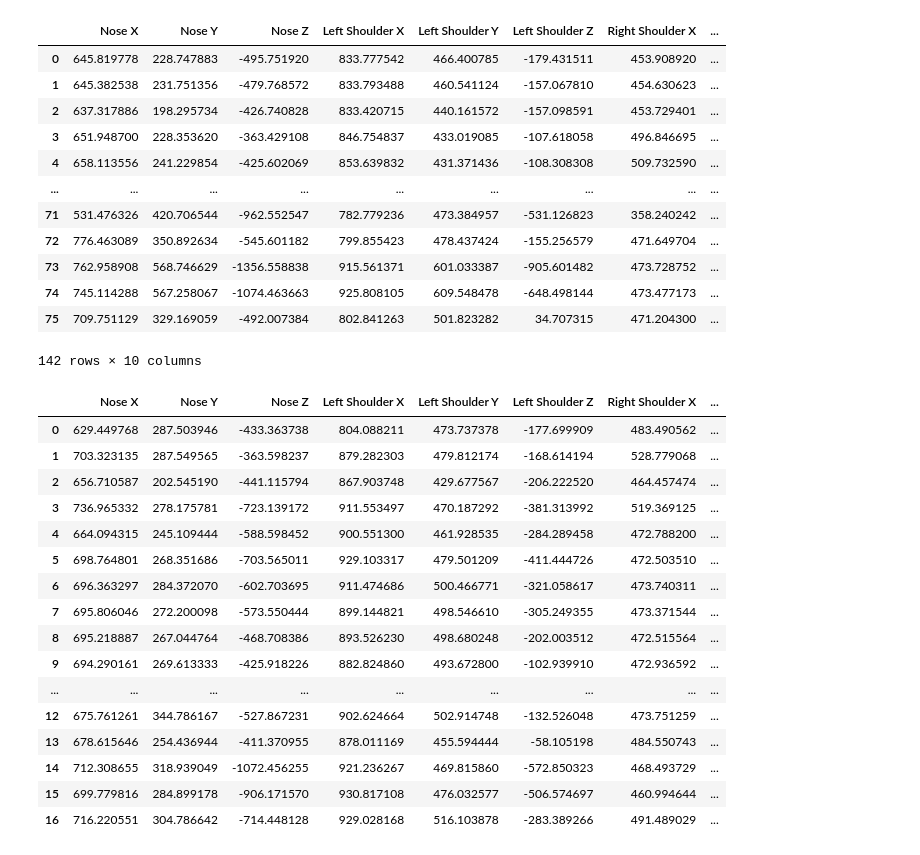
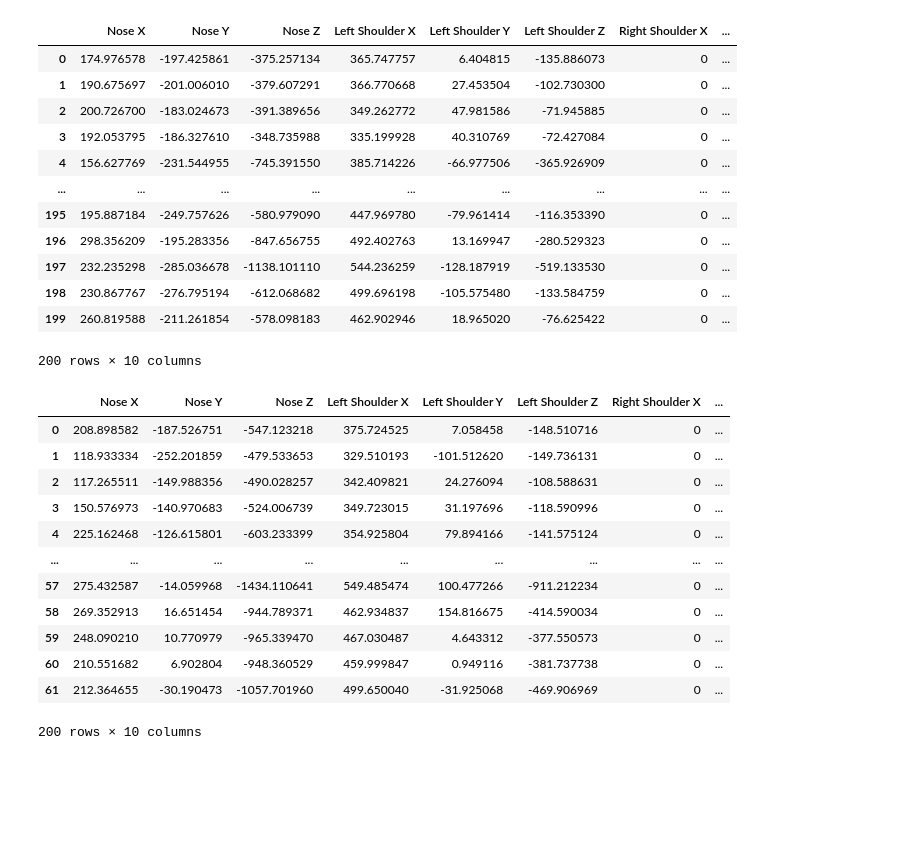
Before and after one commit to RahulVadhyar/dontSlouch, a Jupyter notebook: model/training.ipynb, the cells around one changed output. Saved outputs shown, nothing was run; the diff lists cells and outputs as text; code cells hidden in the pictures; blank space fills up the shorter version.

```diff
--- a/model/training.ipynb
+++ b/model/training.ipynb
@@ -12,49 +12,45 @@ else:
     device = "cpu" """
 device ="cpu"
 # %%
-data1=pd.read_csv("./data/goodtr.csv")
-data2=pd.read_csv("./data/badtr.csv")
+data1=pd.read_csv("./data/au1goodtr.csv")
+data2=pd.read_csv("./data/au1badtr.csv")
 
 data_train = pd.concat([data1,data2])
 data_train.head(200)
 # %% [output]
 |  | Nose X | Nose Y | Nose Z | Left Shoulder X | Left Shoulder Y | Left Shoulder Z | Right Shoulder X | ... |
-| 0 | 645.819778 | 228.747883 | -495.751920 | 833.777542 | 466.400785 | -179.431511 | 453.908920 | ... |
-| 1 | 645.382538 | 231.751356 | -479.768572 | 833.793488 | 460.541124 | -157.067810 | 454.630623 | ... |
-| 2 | 637.317886 | 198.295734 | -426.740828 | 833.420715 | 440.161572 | -157.098591 | 453.729401 | ... |
-| 3 | 651.948700 | 228.353620 | -363.429108 | 846.754837 | 433.019085 | -107.618058 | 496.846695 | ... |
-| 4 | 658.113556 | 241.229854 | -425.602069 | 853.639832 | 431.371436 | -108.308308 | 509.732590 | ... |
+| 0 | 174.976578 | -197.425861 | -375.257134 | 365.747757 | 6.404815 | -135.886073 | 0 | ... |
+| 1 | 190.675697 | -201.006010 | -379.607291 | 366.770668 | 27.453504 | -102.730300 | 0 | ... |
+| 2 | 200.726700 | -183.024673 | -391.389656 | 349.262772 | 47.981586 | -71.945885 | 0 | ... |
+| 3 | 192.053795 | -186.327610 | -348.735988 | 335.199928 | 40.310769 | -72.427084 | 0 | ... |
+| 4 | 156.627769 | -231.544955 | -745.391550 | 385.714226 | -66.977506 | -365.926909 | 0 | ... |
 | ... | ... | ... | ... | ... | ... | ... | ... | ... |
-| 71 | 531.476326 | 420.706544 | -962.552547 | 782.779236 | 473.384957 | -531.126823 | 358.240242 | ... |
-| 72 | 776.463089 | 350.892634 | -545.601182 | 799.855423 | 478.437424 | -155.256579 | 471.649704 | ... |
-| 73 | 762.958908 | 568.746629 | -1356.558838 | 915.561371 | 601.033387 | -905.601482 | 473.728752 | ... |
-| 74 | 745.114288 | 567.258067 | -1074.463663 | 925.808105 | 609.548478 | -648.498144 | 473.477173 | ... |
-| 75 | 709.751129 | 329.169059 | -492.007384 | 802.841263 | 501.823282 | 34.707315 | 471.204300 | ... |
+| 195 | 195.887184 | -249.757626 | -580.979090 | 447.969780 | -79.961414 | -116.353390 | 0 | ... |
+| 196 | 298.356209 | -195.283356 | -847.656755 | 492.402763 | 13.169947 | -280.529323 | 0 | ... |
+| 197 | 232.235298 | -285.036678 | -1138.101110 | 544.236259 | -128.187919 | -519.133530 | 0 | ... |
+| 198 | 230.867767 | -276.795194 | -612.068682 | 499.696198 | -105.575480 | -133.584759 | 0 | ... |
+| 199 | 260.819588 | -211.261854 | -578.098183 | 462.902946 | 18.965020 | -76.625422 | 0 | ... |
-142 rows × 10 columns
+200 rows × 10 columns
 # %%
 
-data3=pd.read_csv("./data/goodval.csv")
-data4=pd.read_csv("./data/badval.csv")
+data3=pd.read_csv("./data/au1goodval.csv")
+data4=pd.read_csv("./data/au1badval.csv")
 
 data_test = pd.concat([data3,data4])
 data_test.head(200)
 # %% [output]
 |  | Nose X | Nose Y | Nose Z | Left Shoulder X | Left Shoulder Y | Left Shoulder Z | Right Shoulder X | ... |
-| 0 | 629.449768 | 287.503946 | -433.363738 | 804.088211 | 473.737378 | -177.699909 | 483.490562 | ... |
-| 1 | 703.323135 | 287.549565 | -363.598237 | 879.282303 | 479.812174 | -168.614194 | 528.779068 | ... |
-| 2 | 656.710587 | 202.545190 | -441.115794 | 867.903748 | 429.677567 | -206.222520 | 464.457474 | ... |
-| 3 | 736.965332 | 278.175781 | -723.139172 | 911.553497 | 470.187292 | -381.313992 | 519.369125 | ... |
-| 4 | 664.094315 | 245.109444 | -588.598452 | 900.551300 | 461.928535 | -284.289458 | 472.788200 | ... |
-| 5 | 698.764801 | 268.351686 | -703.565011 | 929.103317 | 479.501209 | -411.444726 | 472.503510 | ... |
-| 6 | 696.363297 | 284.372070 | -602.703695 | 911.474686 | 500.466771 | -321.058617 | 473.740311 | ... |
-| 7 | 695.806046 | 272.200098 | -573.550444 | 899.144821 | 498.546610 | -305.249355 | 473.371544 | ... |
-| 8 | 695.218887 | 267.044764 | -468.708386 | 893.526230 | 498.680248 | -202.003512 | 472.515564 | ... |
-| 9 | 694.290161 | 269.613333 | -425.918226 | 882.824860 | 493.672800 | -102.939910 | 472.936592 | ... |
+| 0 | 208.898582 | -187.526751 | -547.123218 | 375.724525 | 7.058458 | -148.510716 | 0 | ... |
+| 1 | 118.933334 | -252.201859 | -479.533653 | 329.510193 | -101.512620 | -149.736131 | 0 | ... |
+| 2 | 117.265511 | -149.988356 | -490.028257 | 342.409821 | 24.276094 | -108.588631 | 0 | ... |
+| 3 | 150.576973 | -140.970683 | -524.006739 | 349.723015 | 31.197696 | -118.590996 | 0 | ... |
+| 4 | 225.162468 | -126.615801 | -603.233399 | 354.925804 | 79.894166 | -141.575124 | 0 | ... |
 | ... | ... | ... | ... | ... | ... | ... | ... | ... |
-| 12 | 675.761261 | 344.786167 | -527.867231 | 902.624664 | 502.914748 | -132.526048 | 473.751259 | ... |
-| 13 | 678.615646 | 254.436944 | -411.370955 | 878.011169 | 455.594444 | -58.105198 | 484.550743 | ... |
-| 14 | 712.308655 | 318.939049 | -1072.456255 | 921.236267 | 469.815860 | -572.850323 | 468.493729 | ... |
-| 15 | 699.779816 | 284.899178 | -906.171570 | 930.817108 | 476.032577 | -506.574697 | 460.994644 | ... |
-| 16 | 716.220551 | 304.786642 | -714.448128 | 929.028168 | 516.103878 | -283.389266 | 491.489029 | ... |
+| 57 | 275.432587 | -14.059968 | -1434.110641 | 549.485474 | 100.477266 | -911.212234 | 0 | ... |
+| 58 | 269.352913 | 16.651454 | -944.789371 | 462.934837 | 154.816675 | -414.590034 | 0 | ... |
+| 59 | 248.090210 | 10.770979 | -965.339470 | 467.030487 | 4.643312 | -377.550573 | 0 | ... |
+| 60 | 210.551682 | 6.902804 | -948.360529 | 459.999847 | 0.949116 | -381.737738 | 0 | ... |
+| 61 | 212.364655 | -30.190473 | -1057.701960 | 499.650040 | -31.925068 | -469.906969 | 0 | ... |
+200 rows × 10 columns
 # %%
 data = pd.concat([data_train,data_test])
```
Also changed, not shown: parts of 5 cells of this notebook, 7 other files.
